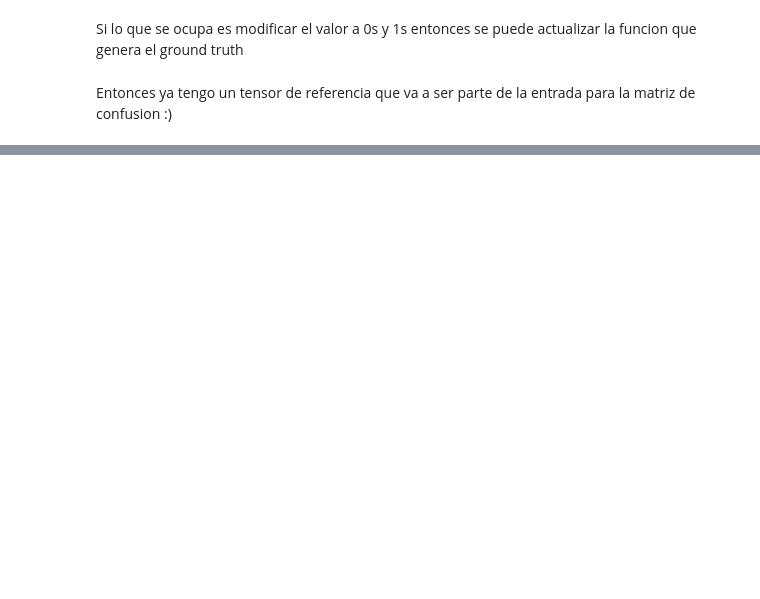
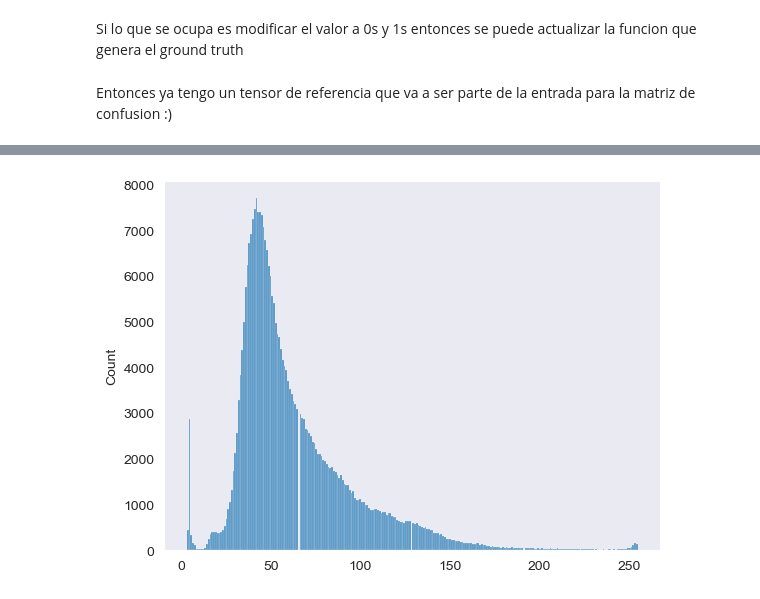
Before and after one commit to Salim-1990/Data-Science-Statistics, a Jupyter notebook: TP_01/TP1.ipynb, the cells around one changed output, grey strips where cells are left out. Saved outputs shown, nothing was run; the diff lists cells and outputs as text; code cells hidden in the pictures; blank space fills up the shorter version.

```diff
--- a/TP_01/TP1.ipynb
+++ b/TP_01/TP1.ipynb
@@ -327,0 +440,8 @@ Entonces ya tengo un tensor de referencia que va a ser parte de la entrada para
+# %%
+U_a_1D = U_a.view(-1)
+# %%
+sns.set_style('dark')
+sns.histplot(U_a_1D, bins=256)
+plt.show()
+# %% [output]
+[figure, added]
```
Also changed, not shown: parts of 31 cells of this notebook.
